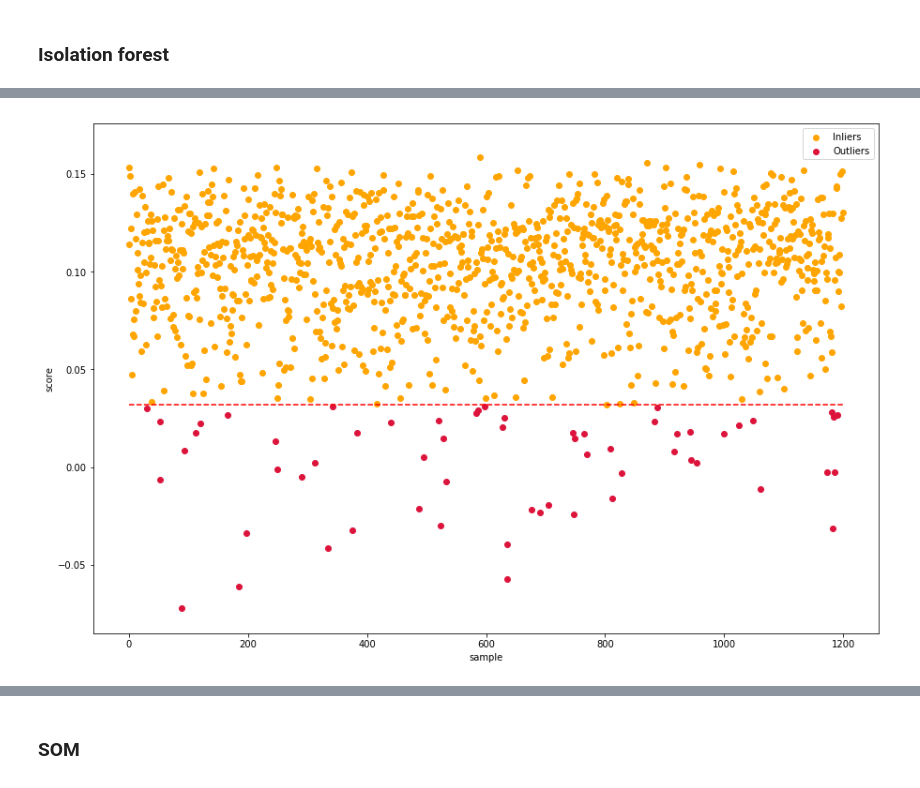
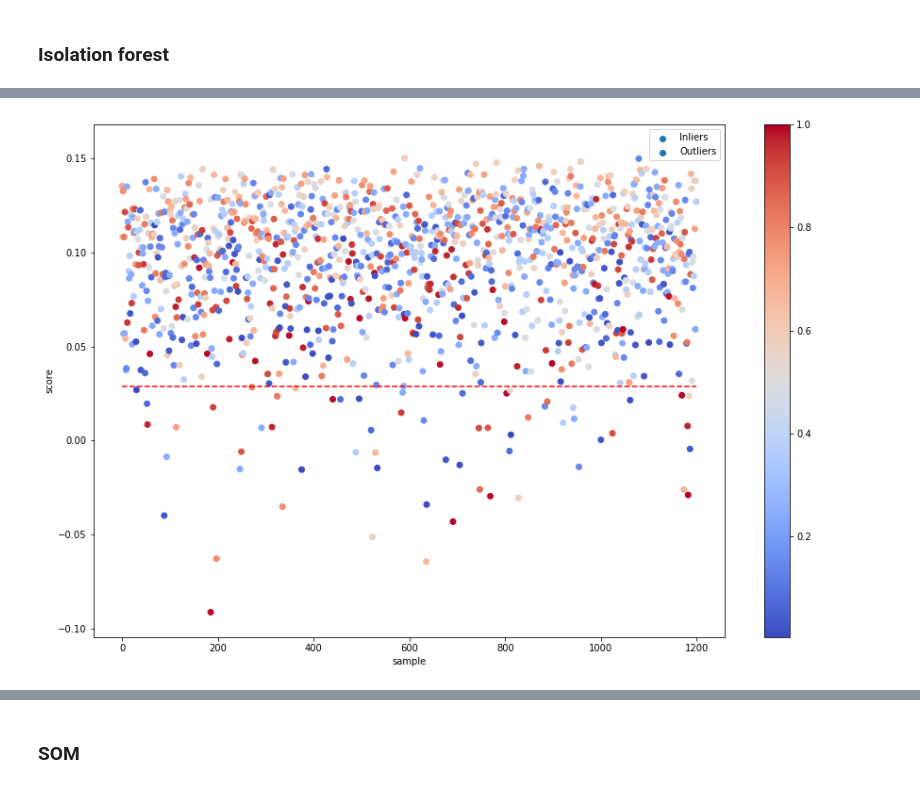
Before and after one commit to Gadiben/AML2018, a Jupyter notebook: Notebooks/challenges/Scikitlearn_Tree.ipynb, the cells around one changed output, grey strips where cells are left out. Cells and saved outputs as stored; diff of their text form; code cells hidden in the pictures.

```diff
--- a/Notebooks/challenges/Scikitlearn_Tree.ipynb
+++ b/Notebooks/challenges/Scikitlearn_Tree.ipynb
@@ -80,29 +66,38 @@ def getLogRMSE(estimatedPrice,realPrice):
 def regressionTrees(X=X,X_outliers=[],Y_outliers=[],Y=Y,depth=6,min_samples_leaf=8,test_size=0.1,singleTree=True,forest=False,extraTrees=False,nb_estimator=20):
     #X_train, X_test, y_train, y_test = train_test_split( X, Y, test_size = test_size, random_state = 42)# np.random.randint(0,100))
     nkfold = int(1/test_size)
+    foldNb = 0
     kf = KFold(n_splits=nkfold)
     test_errors = []
     training_errors = []
     X= np.array(X)
     Y=np.array(Y)
     X_outliers = np.array(X_outliers)
-    for train_index, test_index in kf.split(X):
-        X_outliers_test = X_outliers[kf.split(X_outliers)[foldNb][1]] #get a proportinal number of outliers to calculate error
-        Y_outliers_test = Y_outliers[kf.split(X_outliers)[foldNb][1]]
+    Y_outliers = np.array(Y_outliers)
+
+    for (train_index, test_index), (outliers_train,outliers_index) in zip(kf.split(X),kf.split(X_outliers)):
+        X_outliers_test,X_outliers_train = X_outliers[outliers_index],X_outliers[outliers_train] #get a proportinal number of outliers to calculate error
+        Y_outliers_test,Y_outliers_train = Y_outliers[outliers_index],Y_outliers[outliers_train]
         X_train, X_test = X[train_index], X[test_index]
         y_train, y_test = Y[train_index], Y[test_index]
+
+        X_train = np.concatenate((X_train,X_outliers_train))
+        y_train = np.concatenate((y_train,Y_outliers_train))
+
         if singleTree: regressor = DecisionTreeRegressor(min_samples_leaf=min_samples_leaf,max_depth=depth)
         elif forest: regressor = RandomForestRegressor(min_samples_leaf=min_samples_leaf,max_depth=depth,n_estimators=nb_estimator,random_state=42)#, max_depth=depth,min_samples_leaf=min_samples_leaf)
         elif extraTrees: regressor = ExtraTreesClassifier(min_samples_leaf=min_samples_leaf,max_depth=depth,n_estimators=nb_estimator,random_state=42)#, max_depth=depth,min_samples_leaf=min_samples_leaf)
 
         regressor.fit(X_train, y_train)
         y_hat_test = regressor.predict(X_test)
+
         training_estimation = regressor.predict(X_train)
         y_hat_test_outliers = regressor.predict(X_outliers_test)
 
         y_hat_test = np.concatenate((y_hat_test,y_hat_test_outliers))
-        y_test = np.concatenate((y_train,Y_outliers_test))
+        y_test = np.concatenate((y_test,Y_outliers_test))
 
         test_errors.append(getLogRMSE(y_hat_test,y_test))
         training_errors.append(getLogRMSE(training_estimation,y_train))
+
     return np.mean(test_errors),np.mean(training_errors),regressor #test error train error
@@ -230,7 +239,7 @@ plt.show()
 # %%
 def salePriceColor(hist,salePrice):
     index = [i for i,x in enumerate(hist[1]) if x<=salePrice][-1]
-    return hist[0][index-1]
+    return hist[0][max(0,index-1)]
 # %%
 plt.figure(figsize=(15,8))
 hist = plt.hist(Y,cumulative=True,normed=True,bins='auto')
@@ -241,7 +250,7 @@ plt.close()
 def normHist(row):
     salePrice = row.SalePrice
     return salePriceColor(hist,salePrice)
-colors = finalDf.apply(normHist,axis=1)
+colors = pdAllData.apply(normHist,axis=1)
 
 
 plt.figure(figsize=(15,8))
@@ -388,7 +397,8 @@ def findOutliers_IsolationForest(X, outliers_fraction):
     threshold = stats.scoreatpercentile(scores_pred,100 * outliers_fraction)
     return scores_pred, y_pred, threshold
 
-scores_pred, y_pred, threshold = findOutliers_IsolationForest(X, outliers_fraction)
+#scores_pred, y_pred, threshold = findOutliers_IsolationForest(Y.values.reshape(-1,1), outliers_fraction)
+scores_pred, y_pred, threshold = findOutliers_IsolationForest(pdAllData, outliers_fraction)
 # %%
 plt.figure(figsize=(14,5))
 plt.subplot(121)
@@ -403,15 +413,15 @@ plt.show()
 # %%
 inlier = np.array([[i,scores_pred[i]] for i,x in enumerate(y_pred) if x==1])
 outlier = np.array([[i,scores_pred[i]] for i,x in enumerate(y_pred) if x==-1])
 
 plt.figure(figsize=(15,10))
-plt.scatter(inlier.T[0],inlier.T[1],c="orange",label="Inliers")
-plt.scatter(outlier.T[0],outlier.T[1],c="crimson",label="Outliers")
+plt.scatter(inlier.T[0],inlier.T[1],c=colors.filter(inlier.T[0]),cmap=cmap,label="Inliers")
+plt.scatter(outlier.T[0],outlier.T[1],c=colors.filter(outlier.T[0]),cmap=cmap,label="Outliers")
 plt.plot([0,1199],[threshold]*2,'--',c='red')
-
+plt.colorbar()
 plt.xlabel("sample")
 plt.ylabel("score")
 plt.legend()
 plt.show()
 # %% [output]
-[figure, old version]
+[figure, new version]
```
Also changed, not shown: parts of 18 cells of this notebook.
